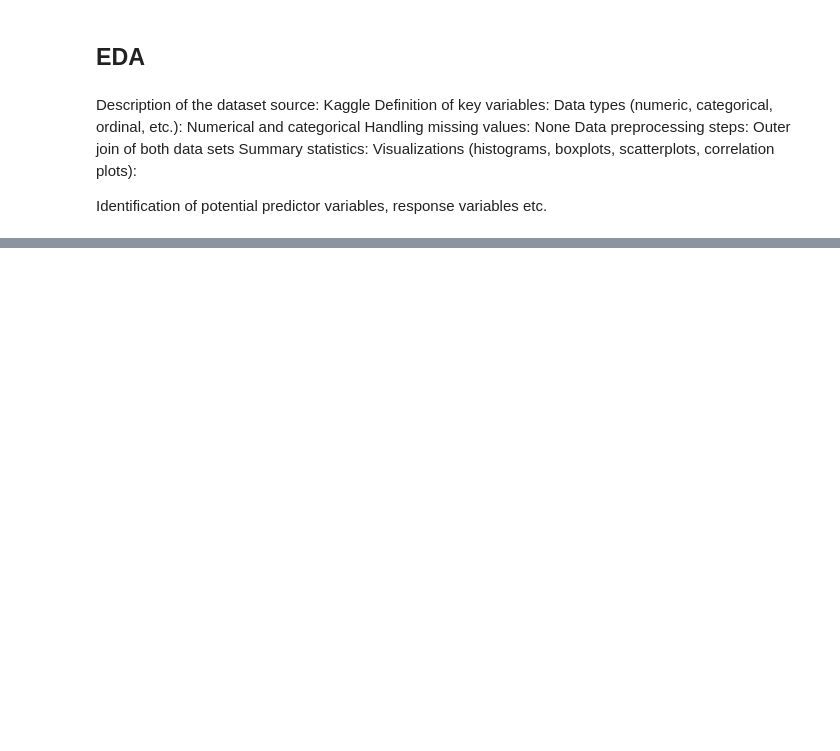
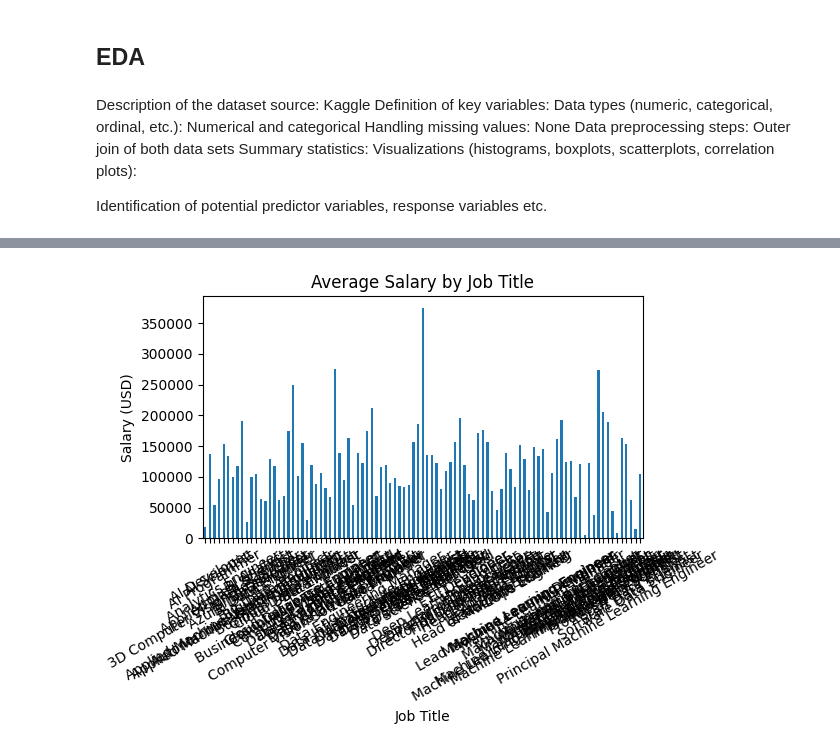
Before and after one commit to porhay007/GROUP-PROJECT-2-DATA-5322, a Jupyter notebook: template (1).ipynb, the cells around one changed output, grey strips where cells are left out. Cells and saved outputs as stored; diff of their text form; code cells hidden in the pictures; blank space fills up the shorter version.

```diff
--- a/template (1).ipynb
+++ b/template (1).ipynb
@@ -25,3 +25,11 @@ Visualizations (histograms, boxplots, scatterplots, correlation plots):
 
 Identification of potential predictor variables, response variables
 etc.
+# %%
+import pandas as pd
+import numpy as np
+import matplotlib.pyplot as plt
+import seaborn as sns
+
+
+df = pd.read_csv('/Users/macbookpro/Desktop/Data Science /Data 5322 01/Group Project/GROUP-PROJECT-2-DATA-5322/ds_salaries_merged.csv')
@@ -27,0 +57,13 @@ etc.
+# %%
+# Plot 1: Average Salary by Job Title
+
+plt.figure()
+df.groupby('job_title')['salary_in_usd'].mean().plot(kind='bar')
+plt.title('Average Salary by Job Title')
+plt.xlabel('Job Title')
+plt.ylabel('Salary (USD)')
+plt.xticks(rotation=30)
+plt.tight_layout()
+plt.show()
+# %% [output]
+[figure, added]
```
Also changed, not shown: parts of 9 cells of this notebook.
